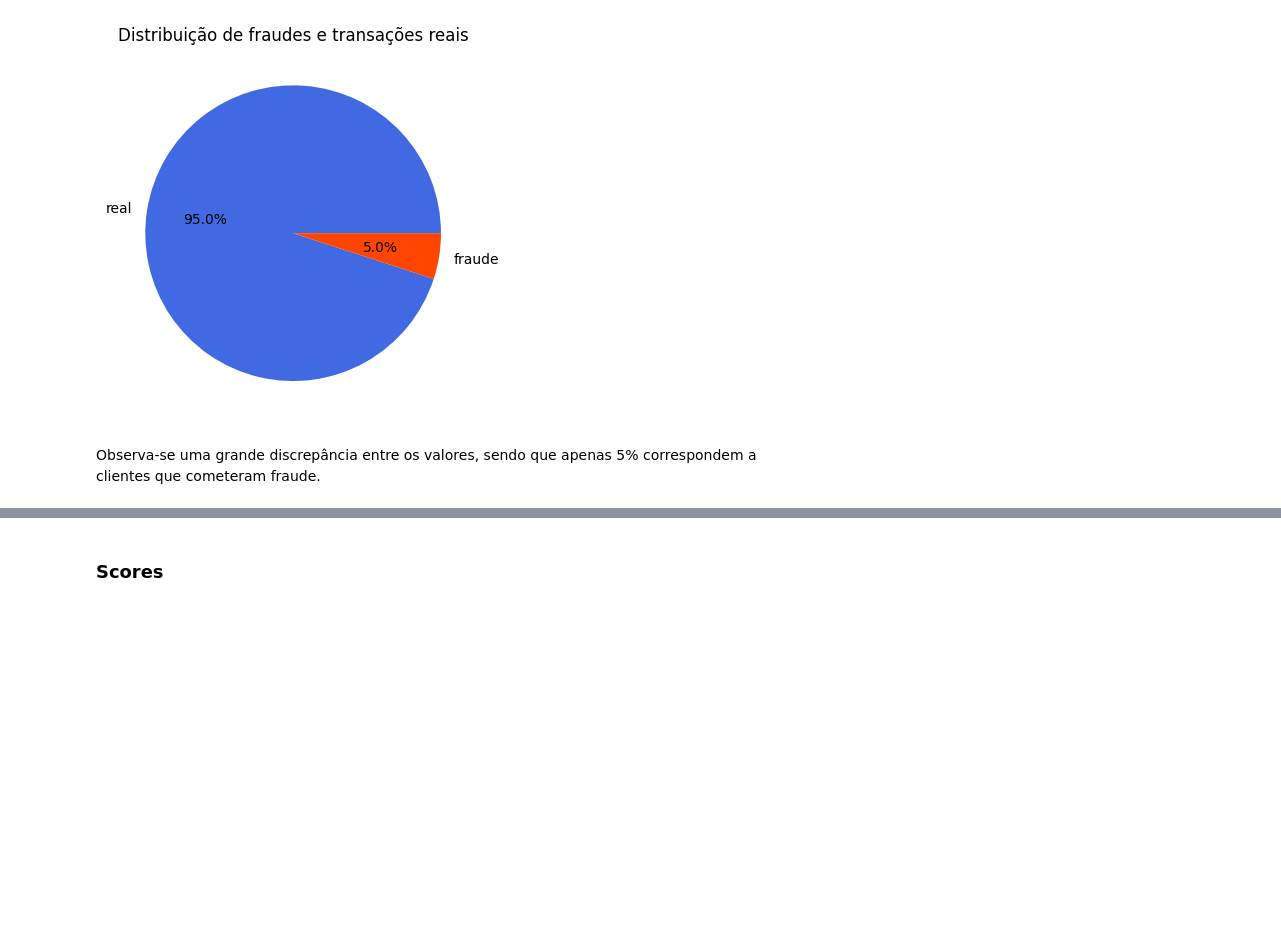
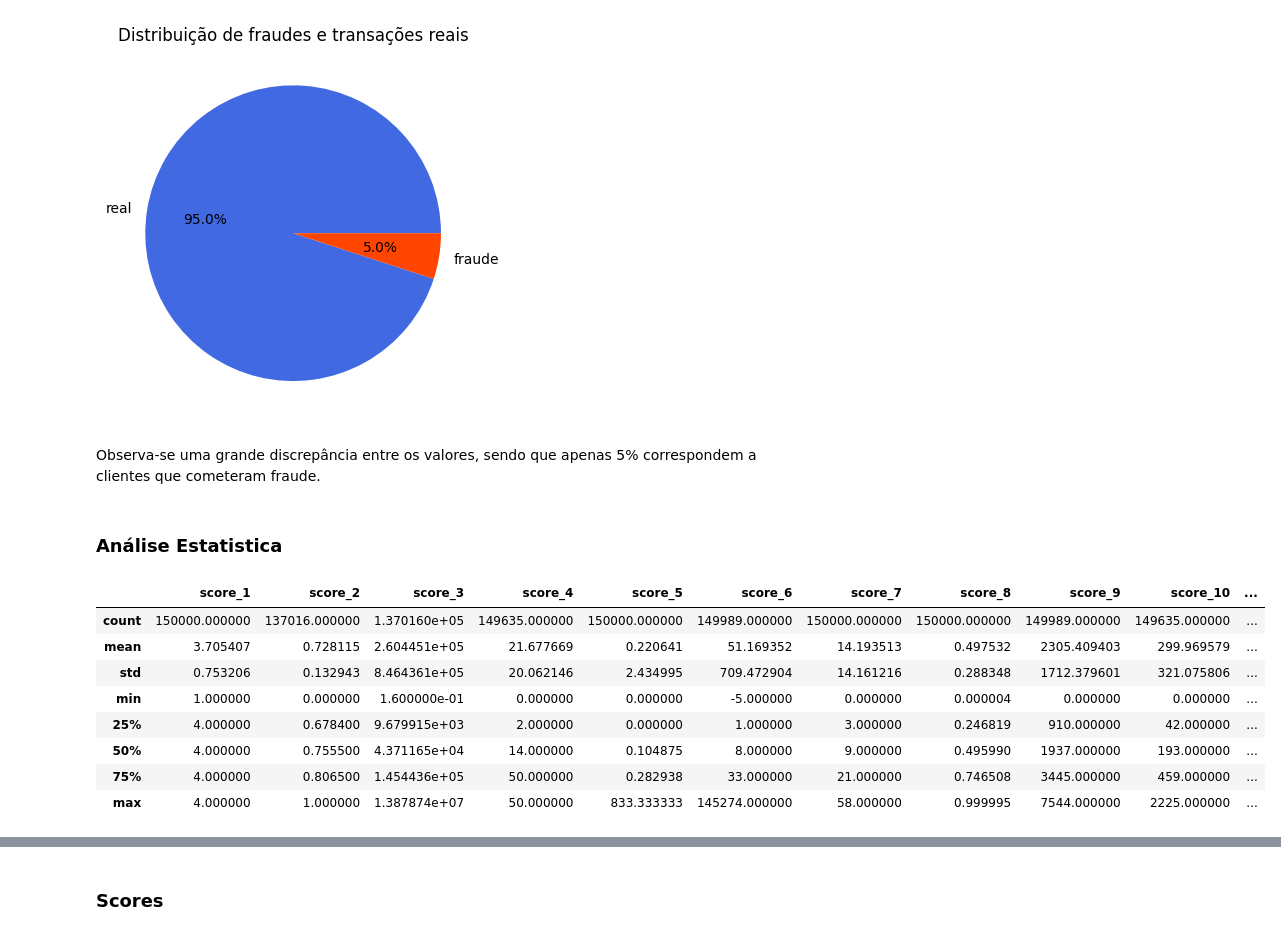
Before and after one commit to WiiniSilva/Fraude_Case, a Jupyter notebook: Fraude_Case.ipynb, the cells around one changed output, grey strips where cells are left out. Drawn from its saved outputs; the diff is of its cells as text; code cells hidden in the pictures; blank space fills up the shorter version.

Commit message:
5° commit, adição da análise estatistica Describe()

```diff
--- a/Fraude_Case.ipynb
+++ b/Fraude_Case.ipynb
@@ -197,3 +197,17 @@ plt.show()
 [figure]
 # %% [markdown]
 Observa-se uma grande discrepância entre os valores, sendo que apenas 5% correspondem a clientes que cometeram fraude.
+# %% [markdown]
+### Análise Estatistica
+# %%
+df.describe()
+# %% [output]
+|  | score_1 | score_2 | score_3 | score_4 | score_5 | score_6 | score_7 | score_8 | score_9 | score_10 | ... |
+| count | 150000.000000 | 137016.000000 | 1.370160e+05 | 149635.000000 | 150000.000000 | 149989.000000 | 150000.000000 | 150000.000000 | 149989.000000 | 149635.000000 | ... |
+| mean | 3.705407 | 0.728115 | 2.604451e+05 | 21.677669 | 0.220641 | 51.169352 | 14.193513 | 0.497532 | 2305.409403 | 299.969579 | ... |
+| std | 0.753206 | 0.132943 | 8.464361e+05 | 20.062146 | 2.434995 | 709.472904 | 14.161216 | 0.288348 | 1712.379601 | 321.075806 | ... |
+| min | 1.000000 | 0.000000 | 1.600000e-01 | 0.000000 | 0.000000 | -5.000000 | 0.000000 | 0.000004 | 0.000000 | 0.000000 | ... |
+| 25% | 4.000000 | 0.678400 | 9.679915e+03 | 2.000000 | 0.000000 | 1.000000 | 3.000000 | 0.246819 | 910.000000 | 42.000000 | ... |
+| 50% | 4.000000 | 0.755500 | 4.371165e+04 | 14.000000 | 0.104875 | 8.000000 | 9.000000 | 0.495990 | 1937.000000 | 193.000000 | ... |
+| 75% | 4.000000 | 0.806500 | 1.454436e+05 | 50.000000 | 0.282938 | 33.000000 | 21.000000 | 0.746508 | 3445.000000 | 459.000000 | ... |
+| max | 4.000000 | 1.000000 | 1.387874e+07 | 50.000000 | 833.333333 | 145274.000000 | 58.000000 | 0.999995 | 7544.000000 | 2225.000000 | ... |
```
Also changed, not shown: parts of 1 cell of this notebook.
